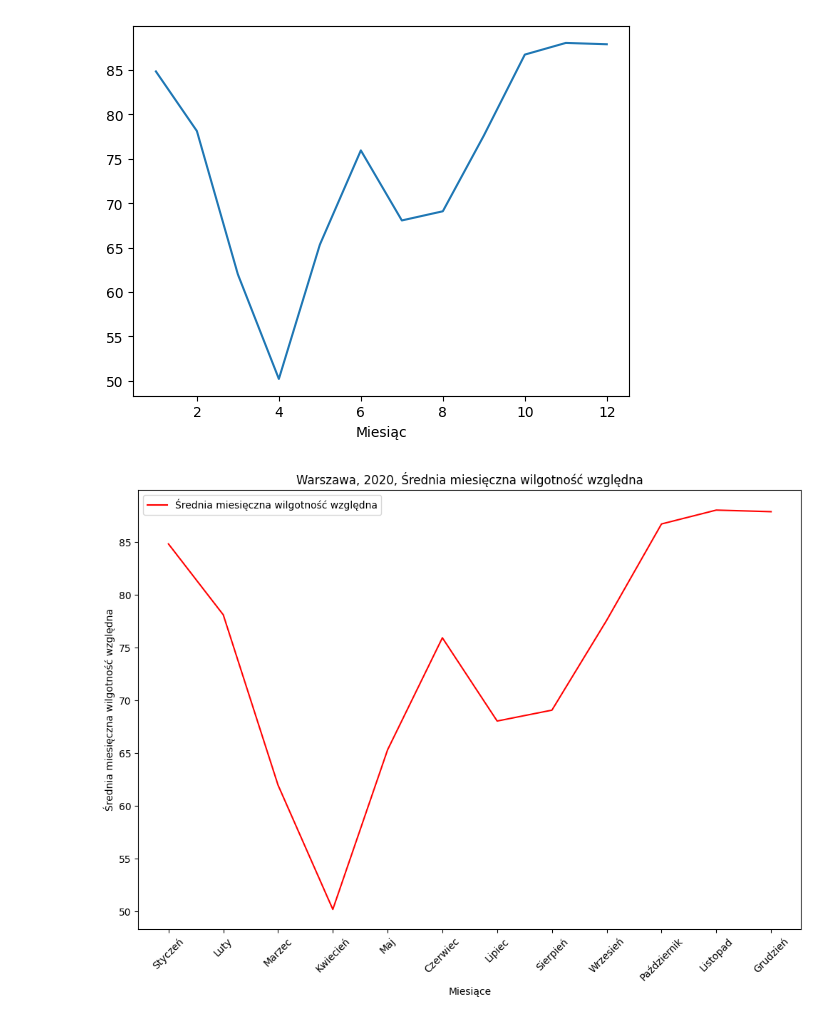
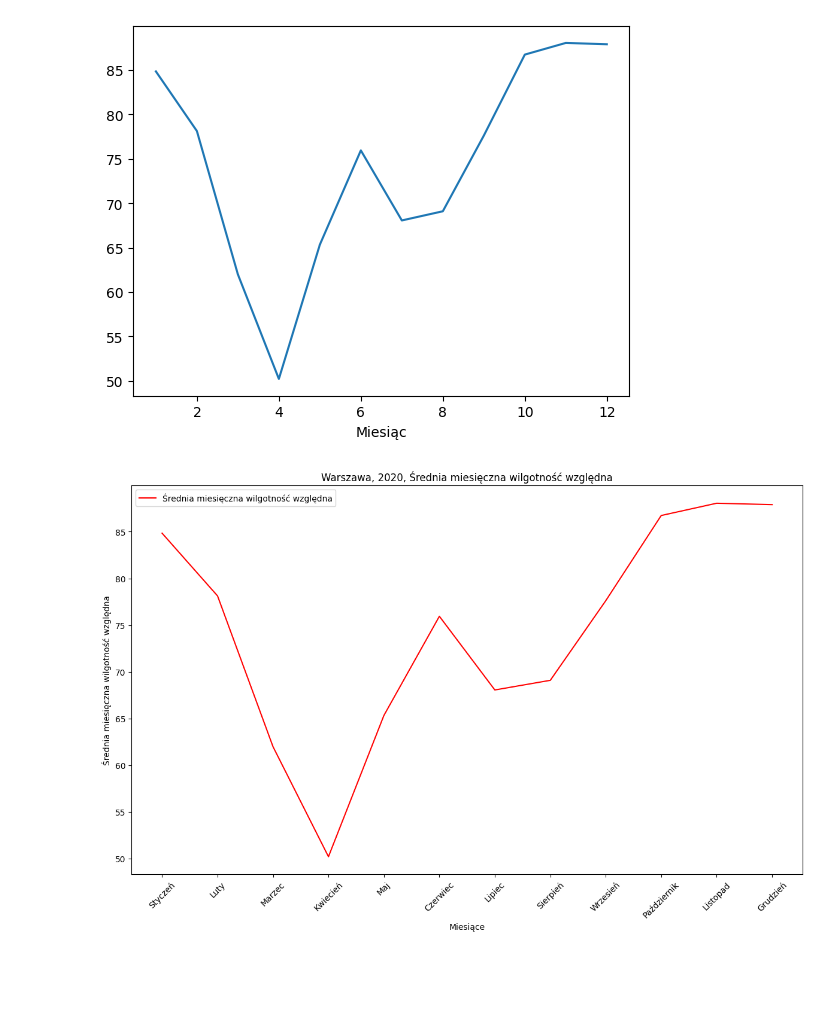
Before and after one commit to Vektor79/Zadania, a Jupyter notebook: 05_Wykresy/Materiały_na_zjazd/02_Wykresy/02_Generowanie wykresów 2D/2_Średnia wilgotność z roku 2020.ipynb, the cells around one changed output. Cells and saved outputs as stored; diff of their text form; code cells hidden in the pictures; blank space fills up the shorter version.

```diff
--- a/05_Wykresy/Materiały_na_zjazd/02_Wykresy/02_Generowanie wykresów 2D/2_Średnia wilgotność z roku 2020.ipynb
+++ b/05_Wykresy/Materiały_na_zjazd/02_Wykresy/02_Generowanie wykresów 2D/2_Średnia wilgotność z roku 2020.ipynb
@@ -81,14 +81,16 @@ monthly_avg.plot()    # pandas ma w sobie matplotlib więc można od razu wyryso
 # %%
 fig, ax = plt.subplots(figsize=(12, 8))
 
 ax.plot(months, monthly_avg, color='red', linestyle='-')
 ax.set_xlabel("Miesiące")    # ustawia napis osi na osi x
 ax.set_ylabel("Średnia miesięczna wilgotność względna")
 ax.set_title("Warszawa, 2020, Średnia miesięczna wilgotność względna")    # tytuł całego wykresu
 ax.legend(["Średnia miesięczna wilgotność względna"])
 
 plt.xticks(rotation=45)    # przechylenie nazw miesięcy na osi x o 45 stopni
 
+plt.tight_layout()    # po wygenerowaniu wykresu sprawdza czy elementy nie zachodzą na siebie
+
 plt.show()    # zamyka canvas
 # %% [output]
-[figure, old version]
+[figure, new version]
```
